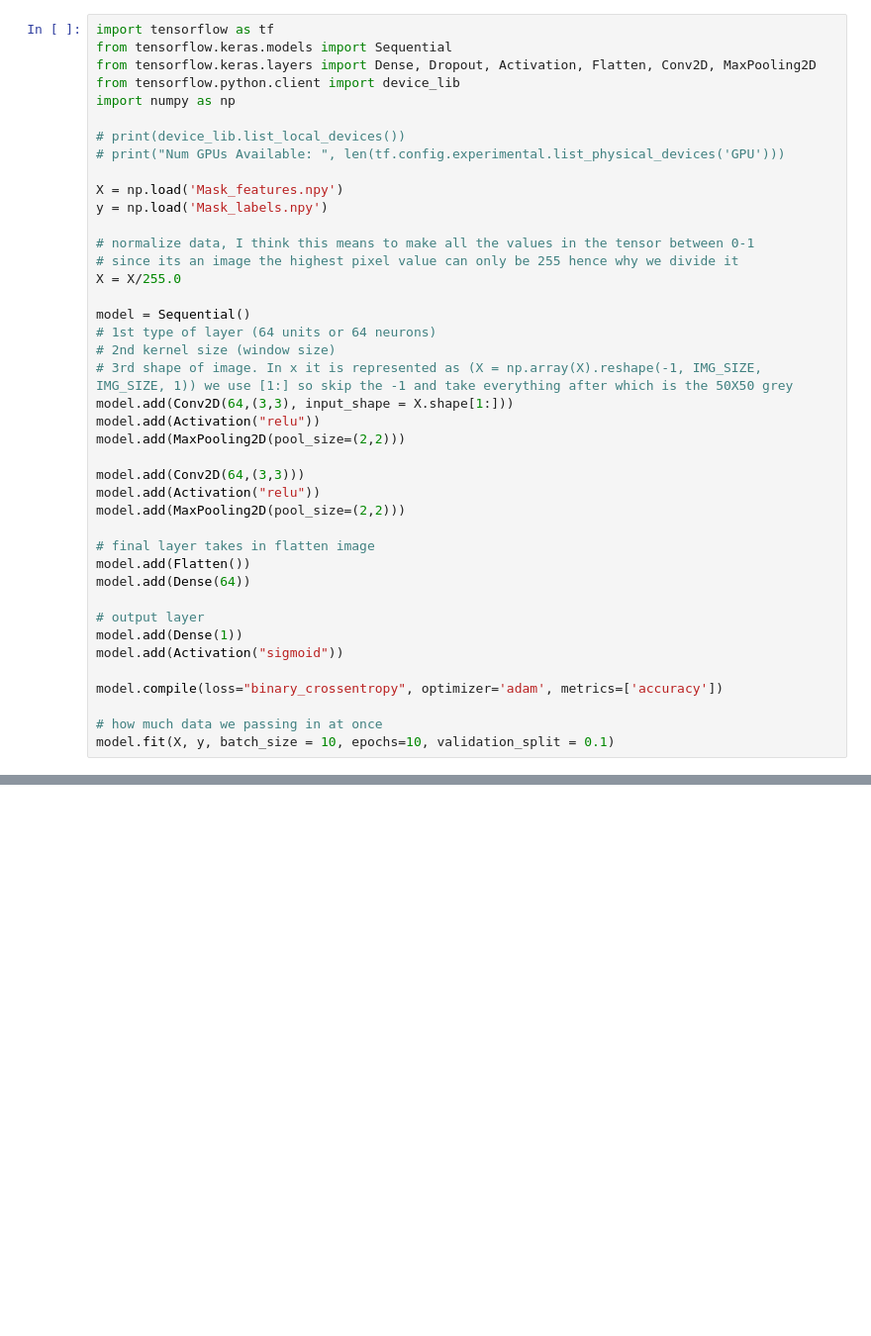
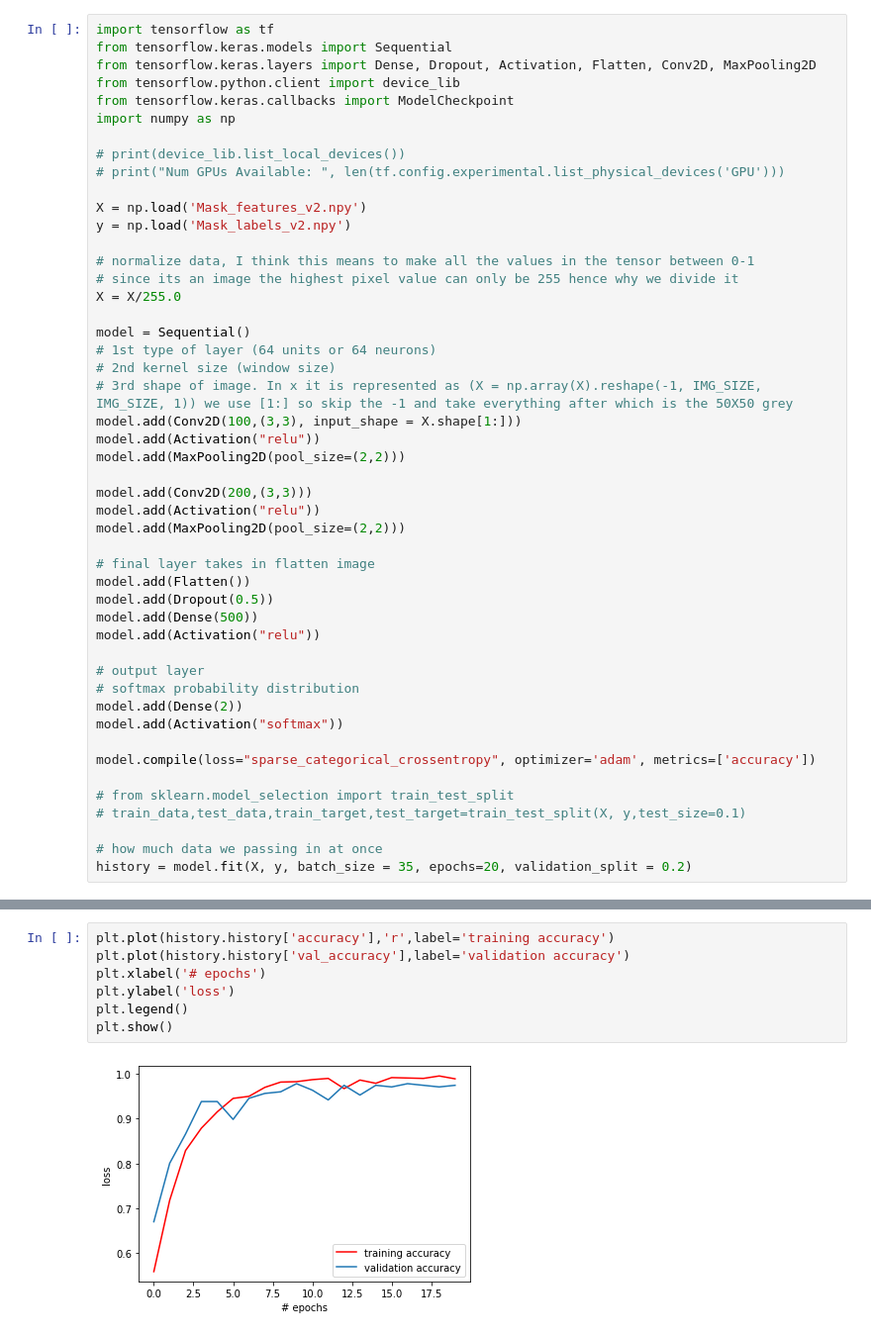
Before and after one commit to mask-i/mask-i-model, a Jupyter notebook: ConvNet_Masks.ipynb, the cells around one changed output, grey strips where cells are left out. Shown: that part at 99% size. Cells and saved outputs as stored; diff of their text form; blank space fills up the shorter version.

```diff
--- a/ConvNet_Masks.ipynb
+++ b/ConvNet_Masks.ipynb
@@ -3,13 +3,14 @@ import tensorflow as tf
 from tensorflow.keras.models import Sequential
 from tensorflow.keras.layers import Dense, Dropout, Activation, Flatten, Conv2D, MaxPooling2D
 from tensorflow.python.client import device_lib
+from tensorflow.keras.callbacks import ModelCheckpoint
 import numpy as np
 
 # print(device_lib.list_local_devices())
 # print("Num GPUs Available: ", len(tf.config.experimental.list_physical_devices('GPU')))
 
-X = np.load('Mask_features.npy')
-y = np.load('Mask_labels.npy')
+X = np.load('Mask_features_v2.npy')
+y = np.load('Mask_labels_v2.npy')
 
 # normalize data, I think this means to make all the values in the tensor between 0-1
 # since its an image the highest pixel value can only be 255 hence why we divide it
@@ -19,24 +20,30 @@ model = Sequential()
 # 1st type of layer (64 units or 64 neurons)
 # 2nd kernel size (window size)
 # 3rd shape of image. In x it is represented as (X = np.array(X).reshape(-1, IMG_SIZE, IMG_SIZE, 1)) we use [1:] so skip the -1 and take everything after which is the 50X50 grey
-model.add(Conv2D(64,(3,3), input_shape = X.shape[1:]))
+model.add(Conv2D(100,(3,3), input_shape = X.shape[1:]))
 model.add(Activation("relu"))
 model.add(MaxPooling2D(pool_size=(2,2)))
 
-model.add(Conv2D(64,(3,3)))
+model.add(Conv2D(200,(3,3)))
 model.add(Activation("relu"))
 model.add(MaxPooling2D(pool_size=(2,2)))
 
 # final layer takes in flatten image
 model.add(Flatten())
-model.add(Dense(64))
+model.add(Dropout(0.5))
+model.add(Dense(500))
+model.add(Activation("relu"))
 
 # output layer
-model.add(Dense(1))
-model.add(Activation("sigmoid"))
+# softmax probability distribution
+model.add(Dense(2))
+model.add(Activation("softmax"))
 
-model.compile(loss="binary_crossentropy", optimizer='adam', metrics=['accuracy'])
+model.compile(loss="sparse_categorical_crossentropy", optimizer='adam', metrics=['accuracy'])
+
+# from sklearn.model_selection import train_test_split
+# train_data,test_data,train_target,test_target=train_test_split(X, y,test_size=0.1)
 
 # how much data we passing in at once
-model.fit(X, y, batch_size = 10, epochs=10, validation_split = 0.1)
+history = model.fit(X, y, batch_size = 35, epochs=20, validation_split = 0.2)
 # %% [output]
@@ -55,0 +86,9 @@ NameError: name 'history' is not defined
+# %%
+plt.plot(history.history['accuracy'],'r',label='training accuracy')
+plt.plot(history.history['val_accuracy'],label='validation accuracy')
+plt.xlabel('# epochs')
+plt.ylabel('loss')
+plt.legend()
+plt.show()
+# %% [output]
+[figure, added]
```
Also changed, not shown: parts of 3 cells of this notebook.
